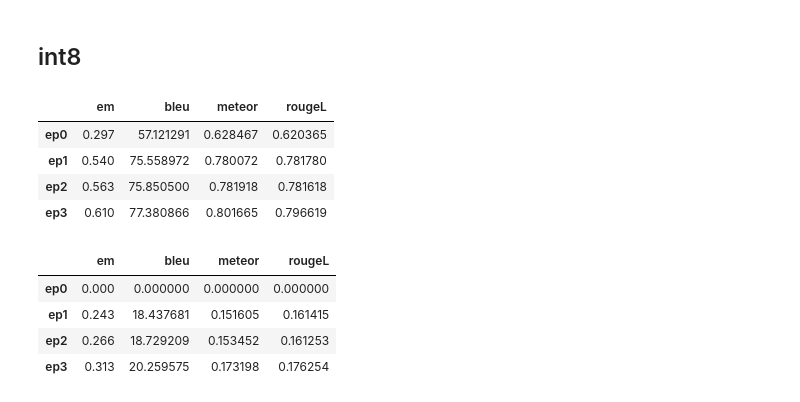
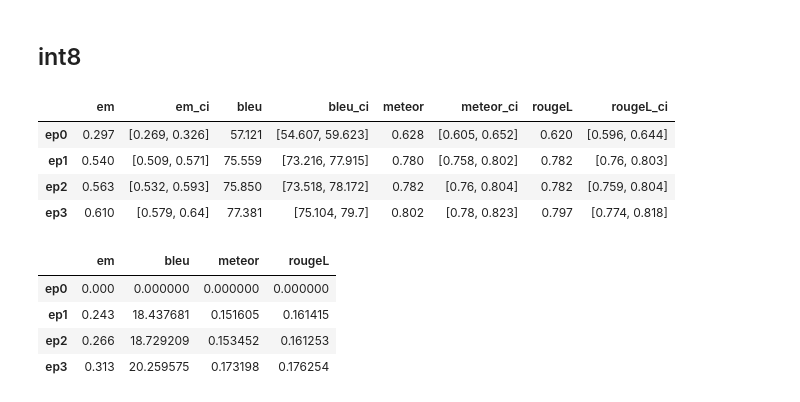
Before and after one commit to AISE-TUDelft/LLM4Code-memtune-ext, a Jupyter notebook: experiments/quantization/memorization/results/results_mem.ipynb, the cells around one changed output. Cells and saved outputs as stored; diff of their text form; code cells hidden in the pictures.

```diff
--- a/experiments/quantization/memorization/results/results_mem.ipynb
+++ b/experiments/quantization/memorization/results/results_mem.ipynb
@@ -102,28 +110,25 @@ ep_bf16_baseline
 # %% [markdown]
 ## int8
 # %%
-# Extract and calculate means
+# Extract means + confidence intervals
 metrics = ['em', 'bleu', 'meteor', 'rougeL']
 eps = ['ep0', 'ep1', 'ep2', 'ep3']
 
-mean_data = {}
-
-
-for metric in metrics:
-    mean_data[metric] = []
-    for ep in eps:
-        column_name = f'i8_{ep}_{metric}'
-        mean_value = df[column_name].mean()
-        mean_data[metric].append(mean_value)
-
-ep_i8_absolute = pd.DataFrame(mean_data, index=eps)
-ep_i8_absolute
+ep_i8_absolute_ci = summarize_metrics_with_ci(
+    df,
+    row_values=eps,
+    metrics=metrics,
+    column_name_fn=lambda ep, metric: f'i8_{ep}_{metric}',
+)
+ep_i8_absolute = ep_i8_absolute_ci[metrics].copy()
+ep_i8_absolute_ci = round_metrics_with_ci_table(ep_i8_absolute_ci, decimals=3)
+ep_i8_absolute_ci
 # %% [output]
-|  | em | bleu | meteor | rougeL |
-| ep0 | 0.297 | 57.121291 | 0.628467 | 0.620365 |
-| ep1 | 0.540 | 75.558972 | 0.780072 | 0.781780 |
-| ep2 | 0.563 | 75.850500 | 0.781918 | 0.781618 |
-| ep3 | 0.610 | 77.380866 | 0.801665 | 0.796619 |
+|  | em | em_ci | bleu | bleu_ci | meteor | meteor_ci | rougeL | rougeL_ci |
+| ep0 | 0.297 | [0.269, 0.326] | 57.121 | [54.607, 59.623] | 0.628 | [0.605, 0.652] | 0.620 | [0.596, 0.644] |
+| ep1 | 0.540 | [0.509, 0.571] | 75.559 | [73.216, 77.915] | 0.780 | [0.758, 0.802] | 0.782 | [0.76, 0.803] |
+| ep2 | 0.563 | [0.532, 0.593] | 75.850 | [73.518, 78.172] | 0.782 | [0.76, 0.804] | 0.782 | [0.759, 0.804] |
+| ep3 | 0.610 | [0.579, 0.64] | 77.381 | [75.104, 79.7] | 0.802 | [0.78, 0.823] | 0.797 | [0.774, 0.818] |
 # %%
 # With the baseline
 first = ep_i8_absolute.iloc[0]
```
Also changed, not shown: parts of 22 cells of this notebook, 1 other file.
